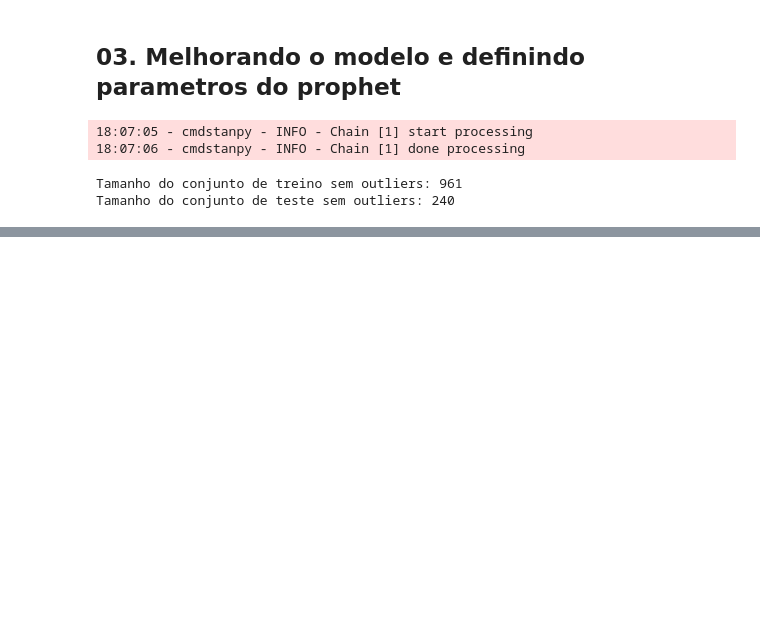
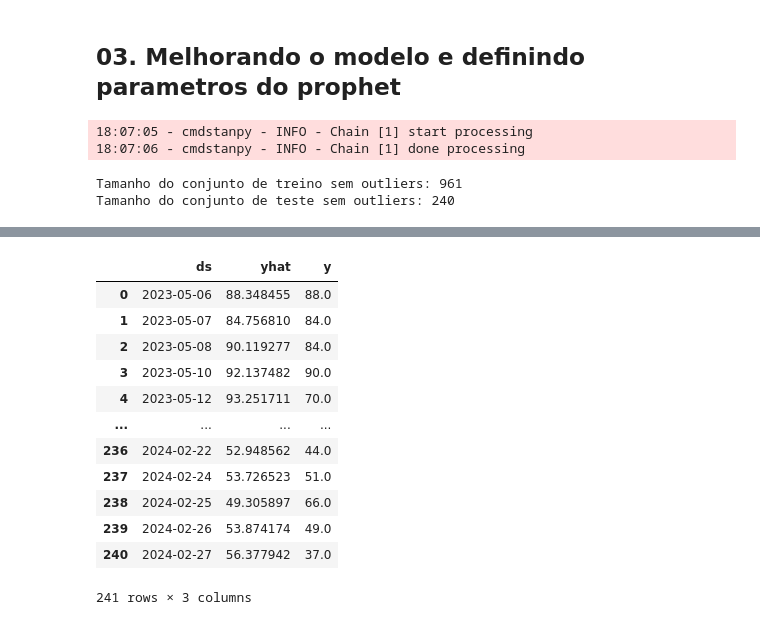
Before and after one commit to JCarapina/Estudos-praticos, a Jupyter notebook: series_prophet/notebooks/prophet.ipynb, the cells around one changed output, grey strips where cells are left out. Cells and saved outputs as stored; diff of their text form; code cells hidden in the pictures; blank space fills up the shorter version.

```diff
--- a/series_prophet/notebooks/prophet.ipynb
+++ b/series_prophet/notebooks/prophet.ipynb
@@ -229,0 +239,18 @@ previsao = modelo.predict(futuro)
+# %%
+df_previsao = previsao[['ds', 'yhat']]
+df_comparacao = pd.merge(df_previsao, df_teste_sem_outliers, on='ds', how='inner')
+df_comparacao
+# %% [output]
+|  | ds | yhat | y |
+| 0 | 2023-05-06 | 88.348455 | 88.0 |
+| 1 | 2023-05-07 | 84.756810 | 84.0 |
+| 2 | 2023-05-08 | 90.119277 | 84.0 |
+| 3 | 2023-05-10 | 92.137482 | 90.0 |
+| 4 | 2023-05-12 | 93.251711 | 70.0 |
+| ... | ... | ... | ... |
+| 236 | 2024-02-22 | 52.948562 | 44.0 |
+| 237 | 2024-02-24 | 53.726523 | 51.0 |
+| 238 | 2024-02-25 | 49.305897 | 66.0 |
+| 239 | 2024-02-26 | 53.874174 | 49.0 |
+| 240 | 2024-02-27 | 56.377942 | 37.0 |
+241 rows × 3 columns
```
Also changed, not shown: parts of 5 cells of this notebook.
